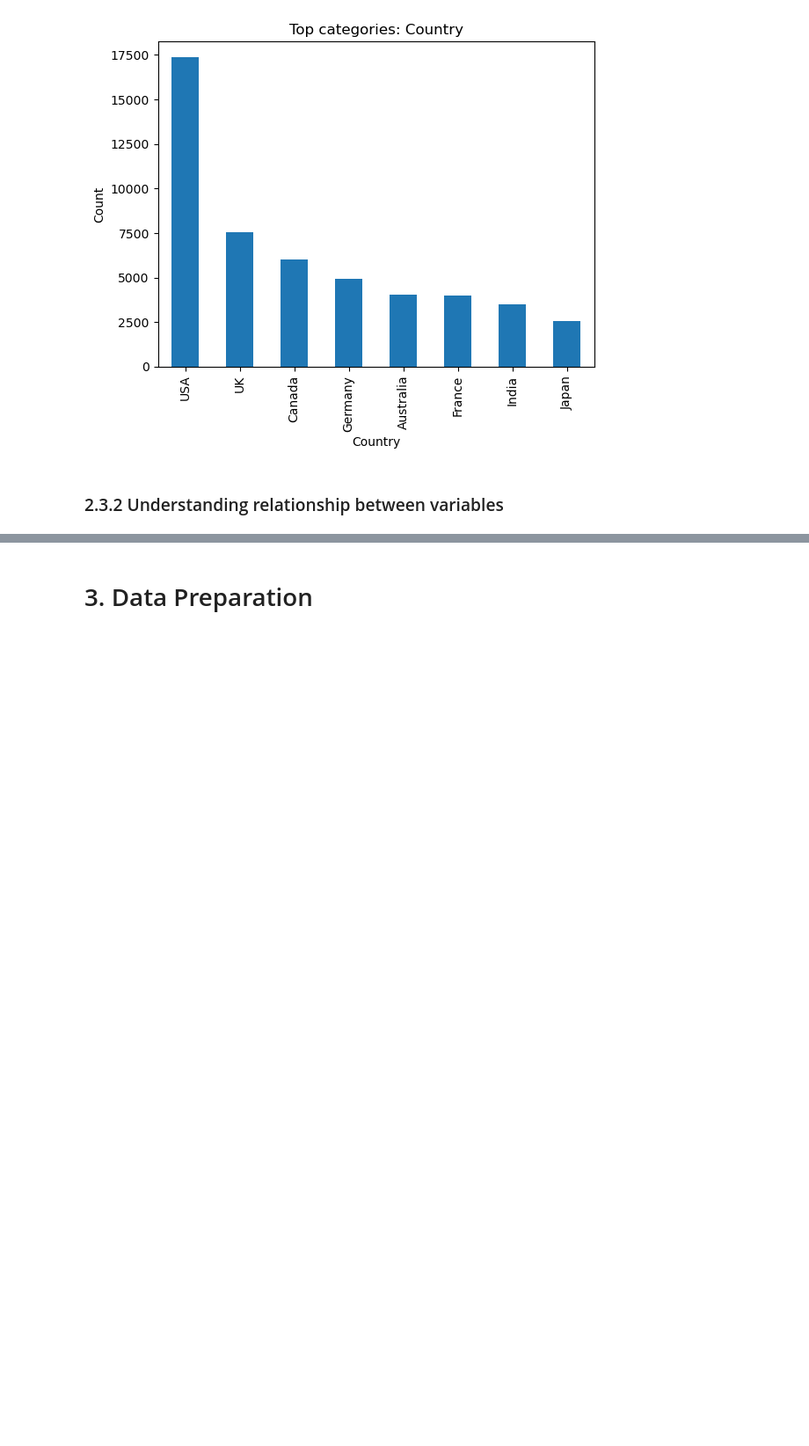
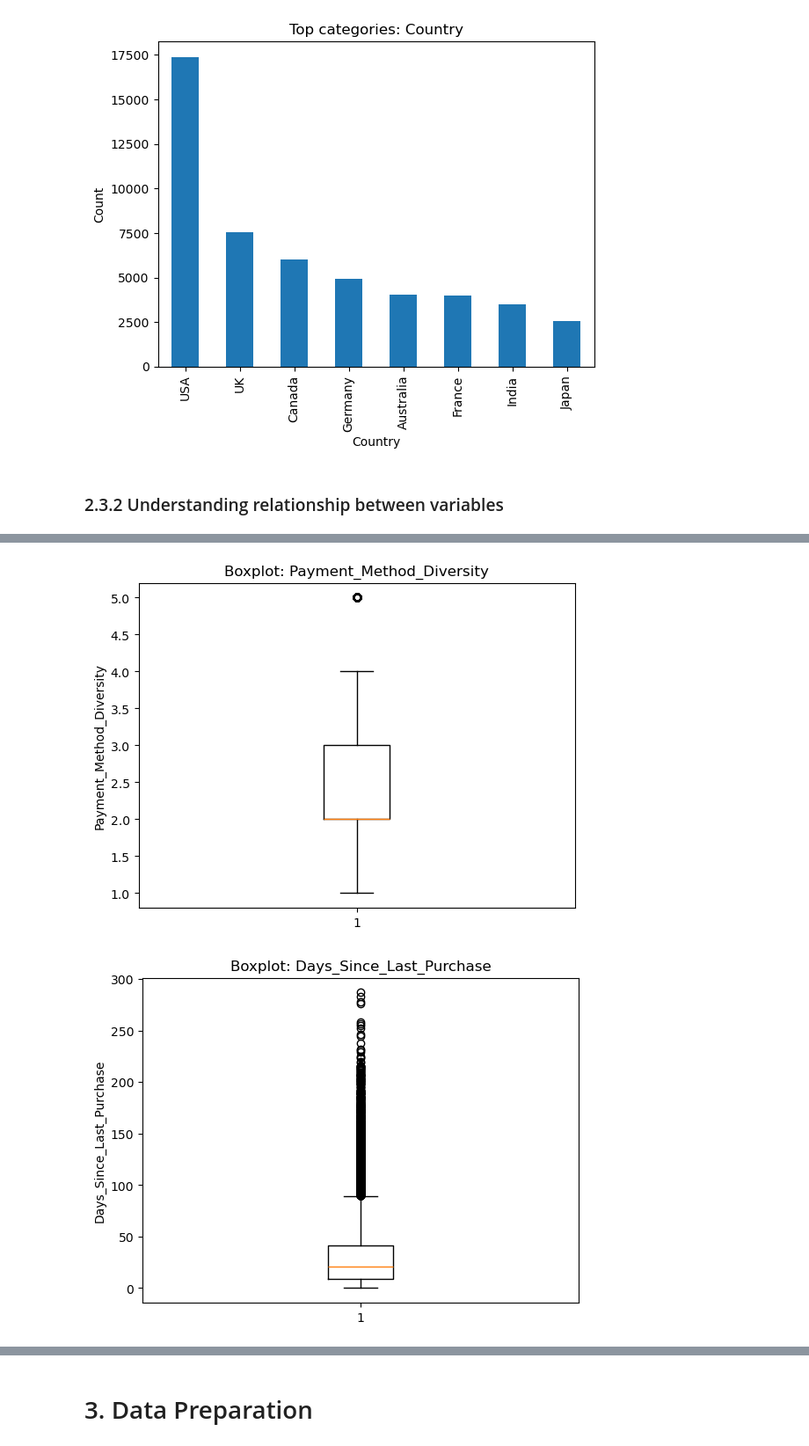
Before and after one commit to sweth-sudhi/MLDP_project_Swetha, a Jupyter notebook: mldp prjt code/MLDP Program Codes Submission Template (1).ipynb, the cells around one changed output, grey strips where cells are left out. Shown at 88% size. Saved outputs shown, nothing was run; the diff lists cells and outputs as text; code cells hidden in the pictures; blank space fills up the shorter version.

Commit message:
outlier analysis + boxplots

```diff
--- a/mldp prjt code/MLDP Program Codes Submission Template (1).ipynb
+++ b/mldp prjt code/MLDP Program Codes Submission Template (1).ipynb
@@ -213,3 +213,18 @@ for col in cat_cols[:2]:
 ### 2.3.2 Understanding relationship between variables
 # %%
 ## Understanding relationship between variables
+def iqr_outlier_count(series):
+    s = series.dropna()
+    q1 = s.quantile(0.25)
+    q3 = s.quantile(0.75)
+    iqr = q3 - q1
+    lower = q1 - 1.5 * iqr
+    upper = q3 + 1.5 * iqr
+    return ((s < lower) | (s > upper)).sum()
+
+outlier_table = pd.DataFrame({
+    "column": num_cols,
+    "outlier_count": [iqr_outlier_count(df[c]) for c in num_cols]
+}).sort_values("outlier_count", ascending=False)
+
+outlier_table.head(10)
@@ -215,0 +243,12 @@ for col in cat_cols[:2]:
+# %%
+top_outlier_cols = outlier_table["column"].head(5).tolist()
+
+for c in top_outlier_cols:
+    plt.figure()
+    plt.boxplot(df[c].dropna(), vert=True)
+    plt.title(f"Boxplot: {c}")
+    plt.ylabel(c)
+    plt.show()
+# %% [output]
+[figure, added]
+[figure, added]
```
Also changed, not shown: parts of 2 cells of this notebook.
